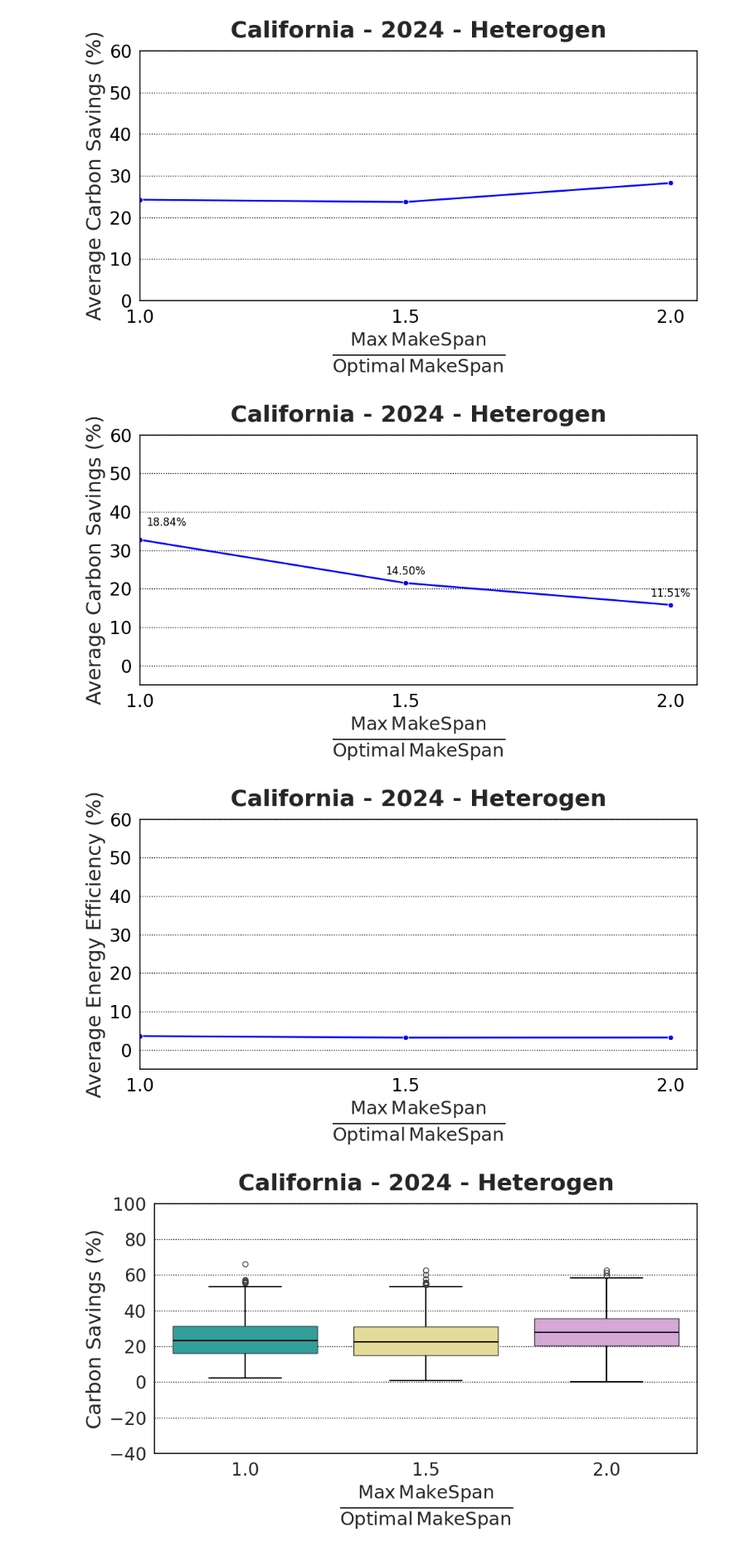
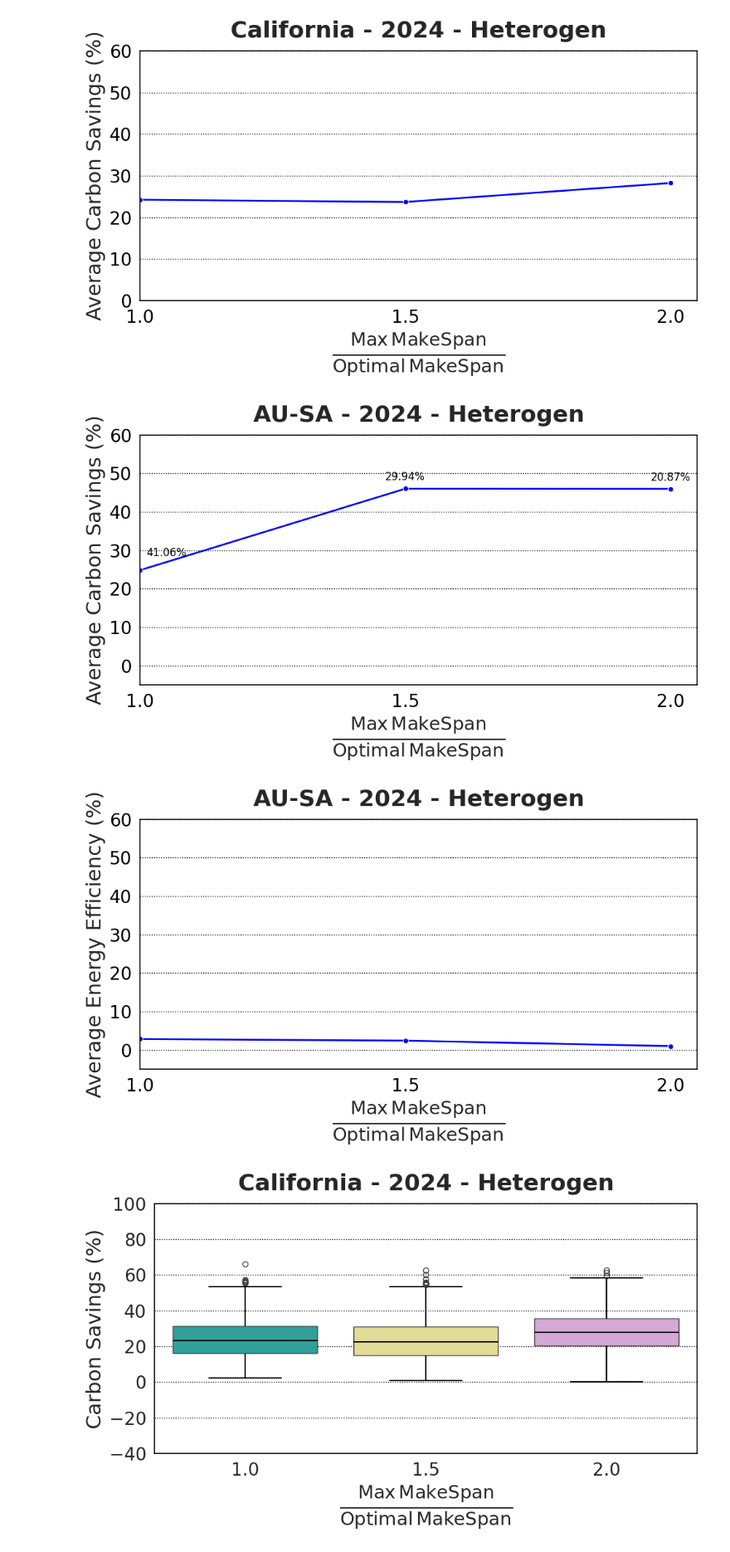
Before and after one commit to rbostandoust/GreenSys26-DAG, a Jupyter notebook: Plot/PlotCode.ipynb, the cells around one changed output. Shown at 83% size. Saved outputs shown, nothing was run; the diff lists cells and outputs as text; code cells hidden in the pictures.

Commit message:
plots for AU-SA heterogen added!

```diff
--- a/Plot/PlotCode.ipynb
+++ b/Plot/PlotCode.ipynb
@@ -6,8 +6,8 @@
 import pandas as pd
 import glob
 import os
-# location = "AU-SA"
-location = "California"
+location = "AU-SA"
+# location = "California"
 #############
 # folder_type = "Homogen"
 folder_type = "Heterogen"
@@ -16,7 +16,7 @@ folder_type = "Heterogen"
 # root_dir = f"../Logs/GeneralExp"
 root_dir = f"../Logs/GeneralExpv2/{folder_type}/{location}"
 num_jobs = 10
-num_servers = 10
+num_servers = 5
 #############
 
 # Define the pattern
@@ -203,14 +203,14 @@ import matplotlib.pyplot as plt
 import seaborn as sns
 from matplotlib.ticker import MultipleLocator
 
-location = "California"
-# location = "AU-SA"
+# location = "California"
+location = "AU-SA"
 ############
 folder_type = "Heterogen"
 # folder_type = "Heterogen_Energy"
 # folder_type = "Homogen"
 ###########
-save_fig = False
+save_fig = True
 ########
 plot_types = ["Carbon Savings", "Energy Efficiency"]
 column_names = ["CarbonSavings(%)", "EnergySavings(%)"]
@@ -253,35 +253,35 @@ for plot_index, plot_type in enumerate(plot_types):
     ax.grid(axis='x', visible=False)  # No x-grid
     ax.grid(axis='y', which='major', color='black', linestyle=':', linewidth=1)
 
     # Black border and ticks
     ax.tick_params(axis='both', color='black', labelcolor='black')
     for spine in ax.spines.values():
         spine.set_edgecolor('black')
 
     ax.set_title(f"{location} - 2024 - {folder_type}", fontsize=26, fontweight="bold", pad=15)
 
     # Annotate each point with UtilizationRatio
     if plot_type == "Carbon Savings":
         for index, row in df_plot.iterrows():
             utilization_ratio = row['UtilizationRatio']
             x_pos = row['SlackCoeff']
             y_pos = row[column_names[plot_index]]
 
             # If it's the first point, adjust it slightly to the right
             if index == 0:
                 ax.text(float(x_pos) - 0.9, y_pos + 3, f"{utilization_ratio:.2f}%",
                         color='black', fontsize=12, ha='center', va='bottom')
             else:
                 ax.text(x_pos, y_pos + 1.5, f"{utilization_ratio:.2f}%",
                         color='black', fontsize=12, ha='center', va='bottom')
 
     plt.tight_layout()
     if save_fig:
         plt.savefig(save_file_path, dpi=300, bbox_inches='tight')
     plt.show()
 # %% [output]
-[figure, old version]
+[figure, new version]
-[figure, old version]
+[figure, new version]
 # %%
 import matplotlib.pyplot as plt
 import seaborn as sns
```
Also changed, not shown: parts of 6 cells of this notebook, 2 other files.
